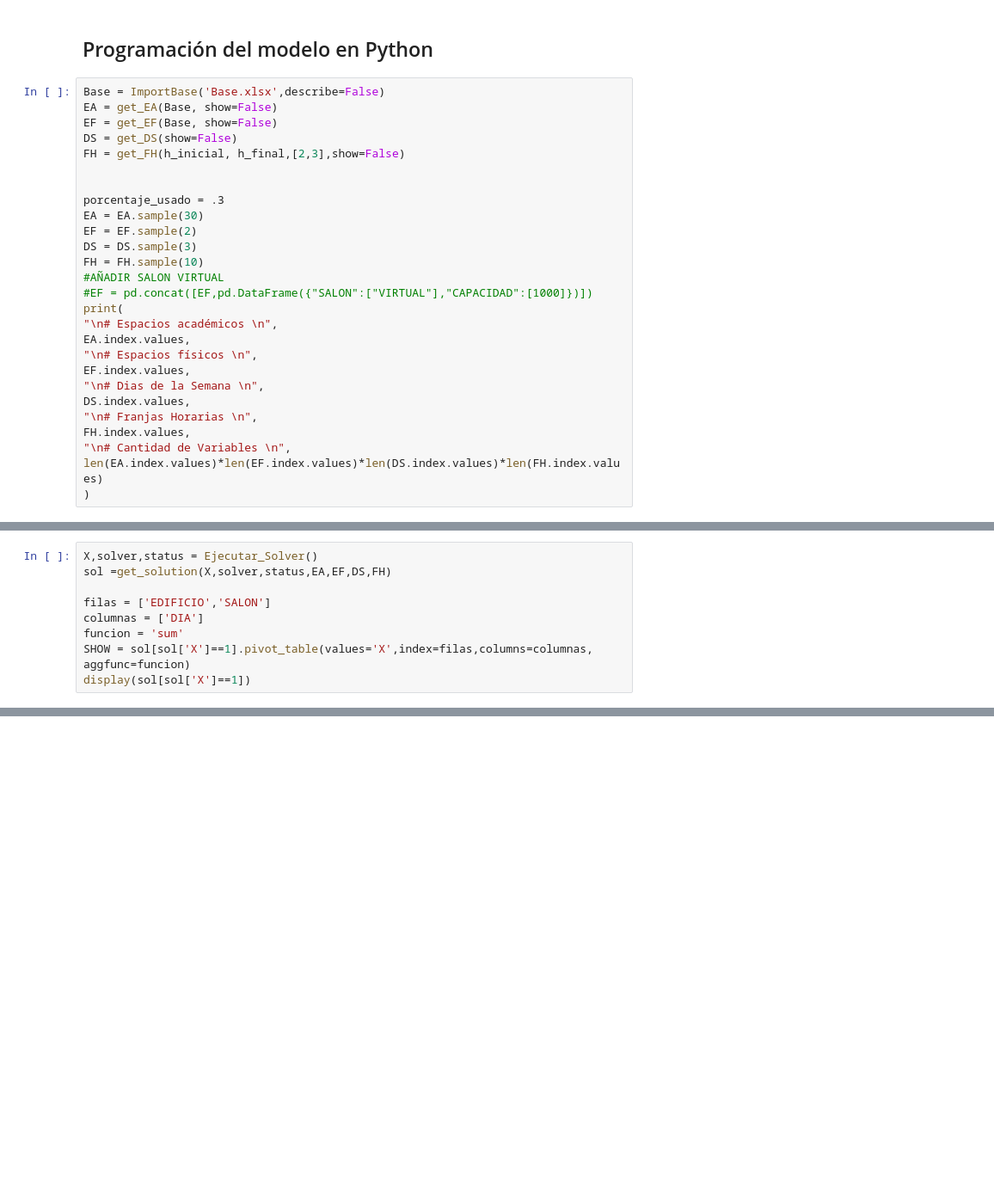
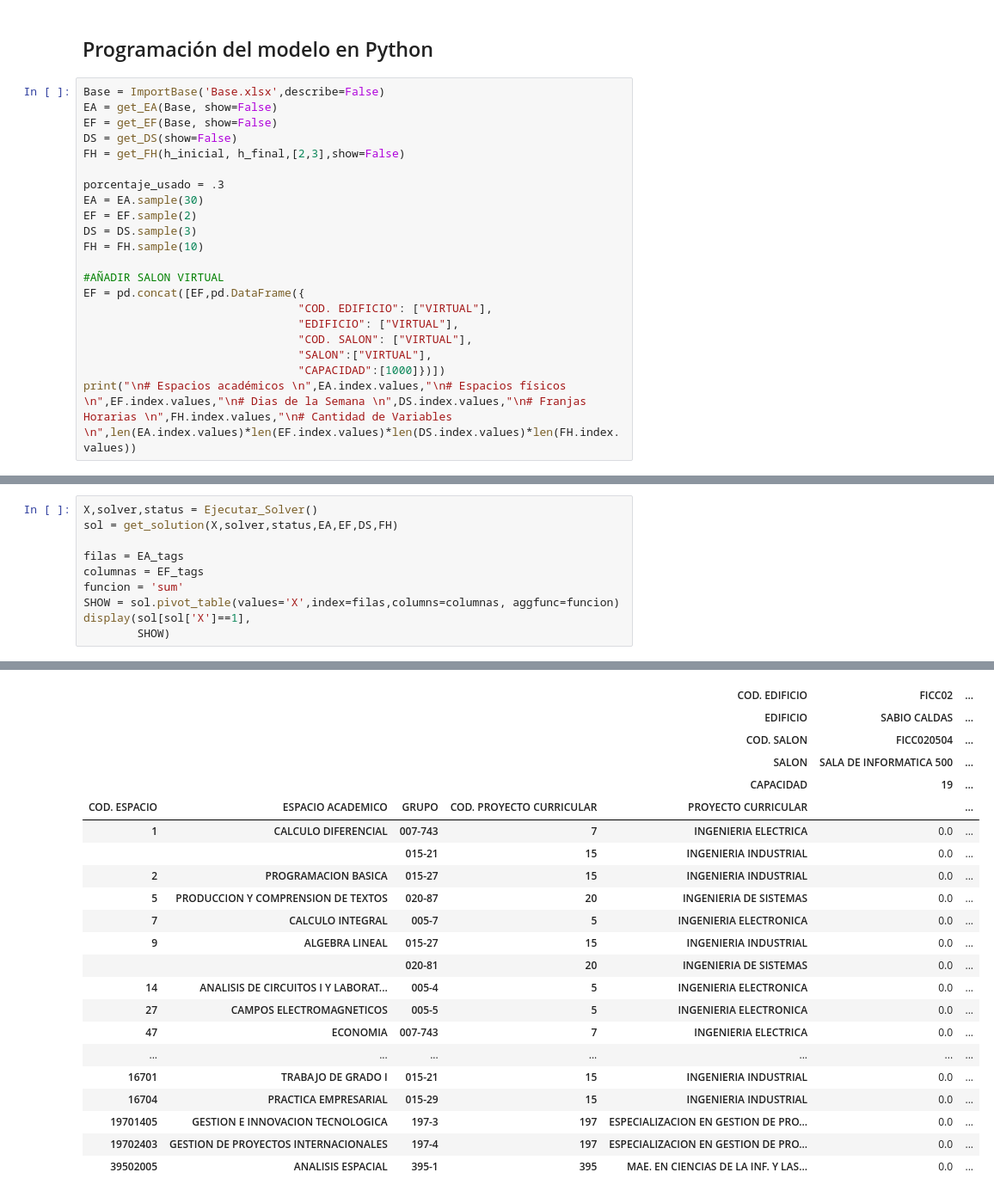
Before and after one commit to CDMonsalveA/OR_Schedule_UD, a Jupyter notebook: AsignacionDeSalones.ipynb, the cells around one changed output, grey strips where cells are left out. Shown at 86% size. Saved outputs shown, nothing was run; the diff lists cells and outputs as text; blank space fills up the shorter version.

```diff
--- a/AsignacionDeSalones.ipynb
+++ b/AsignacionDeSalones.ipynb
@@ -656,25 +625,19 @@ EF = get_EF(Base, show=False)
 DS = get_DS(show=False)
 FH = get_FH(h_inicial, h_final,[2,3],show=False)
 
-
 porcentaje_usado = .3
 EA = EA.sample(30)
 EF = EF.sample(2)
 DS = DS.sample(3)
 FH = FH.sample(10)
+
 #AÑADIR SALON VIRTUAL
-#EF = pd.concat([EF,pd.DataFrame({"SALON":["VIRTUAL"],"CAPACIDAD":[1000]})])
-print(
-"\n# Espacios académicos \n",
-EA.index.values,
-"\n# Espacios físicos \n",
-EF.index.values,
-"\n# Dias de la Semana \n",
-DS.index.values,
-"\n# Franjas Horarias \n",
-FH.index.values,
-"\n# Cantidad de Variables \n",
-len(EA.index.values)*len(EF.index.values)*len(DS.index.values)*len(FH.index.values)
-)
+EF = pd.concat([EF,pd.DataFrame({
+                                "COD. EDIFICIO": ["VIRTUAL"],
+                                "EDIFICIO": ["VIRTUAL"],
+                                "COD. SALON": ["VIRTUAL"],
+                                "SALON":["VIRTUAL"],
+                                "CAPACIDAD":[1000]})])
+print("\n# Espacios académicos \n",EA.index.values,"\n# Espacios físicos \n",EF.index.values,"\n# Dias de la Semana \n",DS.index.values,"\n# Franjas Horarias \n",FH.index.values,"\n# Cantidad de Variables \n",len(EA.index.values)*len(EF.index.values)*len(DS.index.values)*len(FH.index.values))
 # %% [output]
 # Espacios académicos
@@ -778,11 +718,12 @@ def Ejecutar_Solver(EA=EA,EF=EF,DS=DS,FH=FH):
     return X,solver,status
 # %%
 X,solver,status = Ejecutar_Solver()
-sol =get_solution(X,solver,status,EA,EF,DS,FH)
+sol = get_solution(X,solver,status,EA,EF,DS,FH)
 
-filas = ['EDIFICIO','SALON']
-columnas = ['DIA']
+filas = EA_tags
+columnas = EF_tags
 funcion = 'sum'
-SHOW = sol[sol['X']==1].pivot_table(values='X',index=filas,columns=columnas, aggfunc=funcion)
-display(sol[sol['X']==1])
+SHOW = sol.pivot_table(values='X',index=filas,columns=columnas, aggfunc=funcion)
+display(sol[sol['X']==1],
+        SHOW)
 # %% [output]
@@ -790,2 +748,24 @@ AttributeError: 'Solver' object has no attribute 'NewIntVar'
+|  |  |  |  | COD. EDIFICIO | FICC02 | ... |
+|  |  |  |  | EDIFICIO | SABIO CALDAS | ... |
+|  |  |  |  | COD. SALON | FICC020504 | ... |
+|  |  |  |  | SALON | SALA DE INFORMATICA 500 | ... |
+|  |  |  |  | CAPACIDAD | 19 | ... |
+| COD. ESPACIO | ESPACIO ACADEMICO | GRUPO | COD. PROYECTO CURRICULAR | PROYECTO CURRICULAR |  | ... |
+| 1 | CALCULO DIFERENCIAL | 007-743 | 7 | INGENIERIA ELECTRICA | 0.0 | ... |
+|  |  | 015-21 | 15 | INGENIERIA INDUSTRIAL | 0.0 | ... |
+| 2 | PROGRAMACION BASICA | 015-27 | 15 | INGENIERIA INDUSTRIAL | 0.0 | ... |
+| 5 | PRODUCCION Y COMPRENSION DE TEXTOS | 020-87 | 20 | INGENIERIA DE SISTEMAS | 0.0 | ... |
+| 7 | CALCULO INTEGRAL | 005-7 | 5 | INGENIERIA ELECTRONICA | 0.0 | ... |
+| 9 | ALGEBRA LINEAL | 015-27 | 15 | INGENIERIA INDUSTRIAL | 0.0 | ... |
+|  |  | 020-81 | 20 | INGENIERIA DE SISTEMAS | 0.0 | ... |
+| 14 | ANALISIS DE CIRCUITOS I Y LABORAT... | 005-4 | 5 | INGENIERIA ELECTRONICA | 0.0 | ... |
+| 27 | CAMPOS ELECTROMAGNETICOS | 005-5 | 5 | INGENIERIA ELECTRONICA | 0.0 | ... |
+| 47 | ECONOMIA | 007-743 | 7 | INGENIERIA ELECTRICA | 0.0 | ... |
+| ... | ... | ... | ... | ... | ... | ... |
+| 16701 | TRABAJO DE GRADO I | 015-21 | 15 | INGENIERIA INDUSTRIAL | 0.0 | ... |
+| 16704 | PRACTICA EMPRESARIAL | 015-29 | 15 | INGENIERIA INDUSTRIAL | 0.0 | ... |
+| 19701405 | GESTION E INNOVACION TECNOLOGICA | 197-3 | 197 | ESPECIALIZACION EN GESTION DE PRO... | 0.0 | ... |
+| 19702403 | GESTION DE PROYECTOS INTERNACIONALES | 197-4 | 197 | ESPECIALIZACION EN GESTION DE PRO... | 0.0 | ... |
+| 39502005 | ANALISIS ESPACIAL | 395-1 | 395 | MAE. EN CIENCIAS DE LA INF. Y LAS... | 0.0 | ... |
 # %%
 # %% [output]
```
Also changed, not shown: parts of 6 cells of this notebook.
